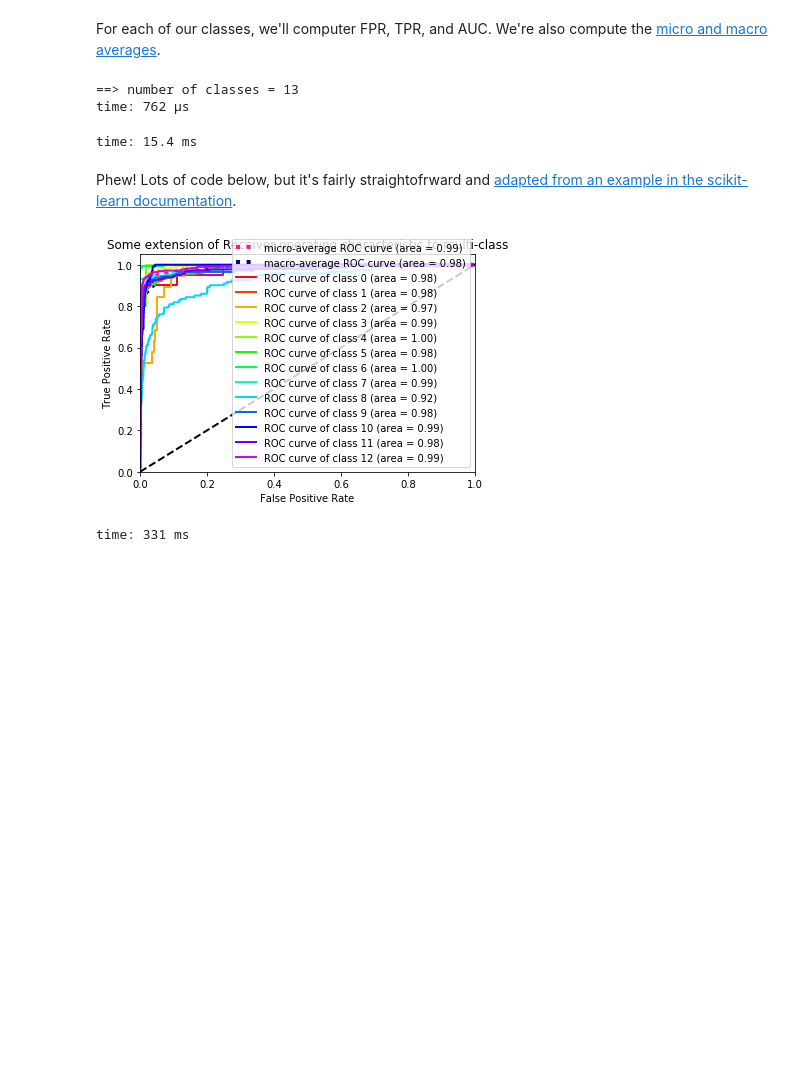
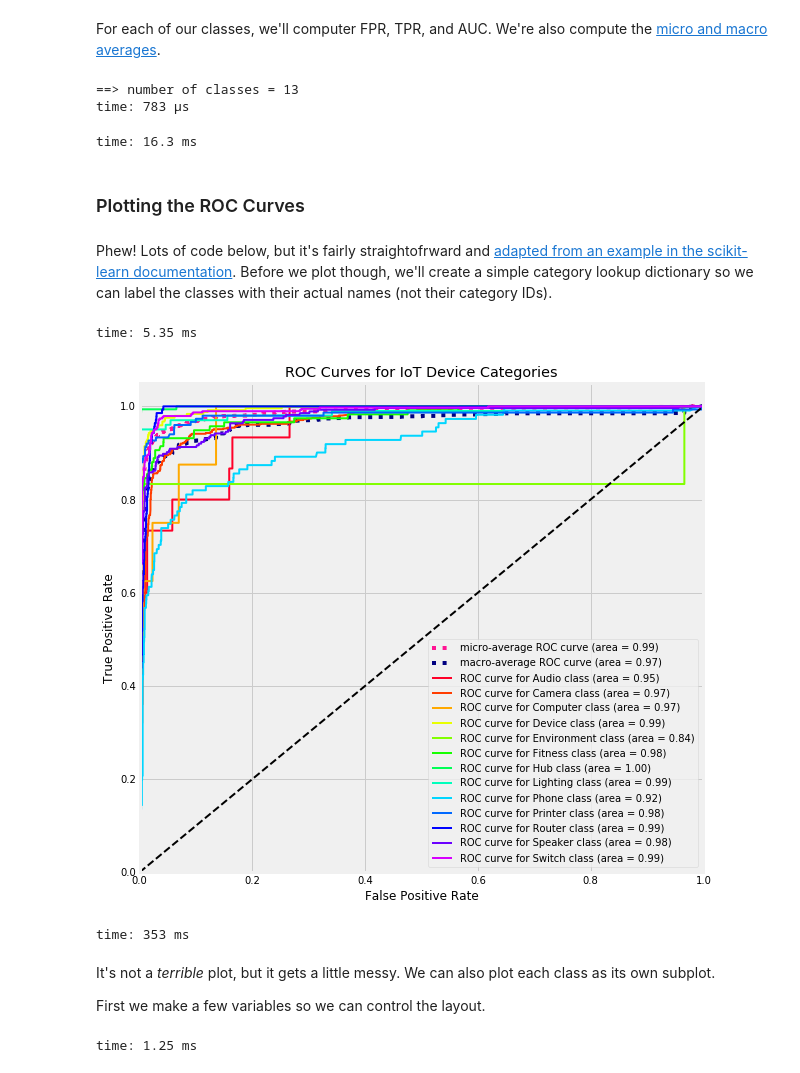
Before and after one commit to gpuopenanalytics/kdd-2018, a Jupyter notebook: notebook/KDD-Lab-3-Classification.ipynb, the cells around one changed output. Cells and saved outputs as stored; diff of their text form; code cells hidden in the pictures; blank space fills up the shorter version.

Commit message:
Added exercises and more formatting to Lab 3

```diff
--- a/notebook/KDD-Lab-3-Classification.ipynb
+++ b/notebook/KDD-Lab-3-Classification.ipynb
@@ -190,0 +185,6 @@ merged_pdf = merged_pdf.rename(columns = {'Device':'resp_device',
+# %%
+merged_pdf = merged_pdf.rename(columns = {'Device':'resp_device',
+                                          'MAC':'resp_MAC',
+                                          'Connection':'resp_connection',
+                                          'Category':'resp_category',
+                                          'CategoryID':'resp_category_id'})
@@ -420,6 +418,10 @@ from scipy import interp
 
 # our old friend matplotlib
 import matplotlib.pyplot as plt
+import seaborn as sns
+
+# choose whatever style you want
+plt.style.use('fivethirtyeight')
 
 # cycle is used just to make different colors for the different ROC curves
 from itertools import cycle
@@ -449,7 +451,7 @@ xg_test = xgb.DMatrix(test_X, label=test_Y)
 param = {}
 param['objective'] = 'multi:softprob'
 param['eta'] = 0.1
-param['max_depth'] = 13
+param['max_depth'] = 8
 param['silent'] = 1
 param['nthread'] = 4
 param['num_class'] = num_categories
@@ -506,7 +508,7 @@ For each of our classes, we'll computer FPR, TPR, and AUC. We're also compute th
 print("==> number of classes =", num_categories)
 # %% [output]
 ==> number of classes = 13
-time: 762 µs
+time: 783 µs
 # %%
 # calculate FPR, TPR, and ROC AUC for every class
 for i in range(num_categories):
@@ -517,9 +519,15 @@ for i in range(num_categories):
 fpr["micro"], tpr["micro"], _ = roc_curve(test_Y_binarize.ravel(), probs.ravel())
 roc_auc["micro"] = auc(fpr["micro"], tpr["micro"])
 # %% [output]
-time: 15.4 ms
+time: 16.3 ms
+# %% [markdown]
+### Plotting the ROC Curves
 # %% [markdown]
-Phew! Lots of code below, but it's fairly straightofrward and [adapted from an example in the scikit-learn documentation](http://scikit-learn.org/stable/auto_examples/model_selection/plot_roc.html#multiclass-settings).
+Phew! Lots of code below, but it's fairly straightofrward and [adapted from an example in the scikit-learn documentation](http://scikit-learn.org/stable/auto_examples/model_selection/plot_roc.html#multiclass-settings). Before we plot though, we'll create a simple category lookup dictionary so we can label the classes with their actual names (not their category IDs).
+# %%
+category_lookup = labels_pdf[['Category','CategoryID']].drop_duplicates().set_index('CategoryID').T.to_dict()
+# %% [output]
+time: 5.35 ms
 # %%
 # aggregate all of the false positive rates across all classes
 all_fpr = np.unique(np.concatenate([fpr[i] for i in range(num_categories)]))
@@ -527,47 +535,60 @@ all_fpr = np.unique(np.concatenate([fpr[i] for i in range(num_categories)]))
 # interpolate all of the ROC curves
 mean_tpr = np.zeros_like(all_fpr)
 for i in range(param['num_class']):
     mean_tpr += interp(all_fpr, fpr[i], tpr[i])
 
 # average the TPR
 mean_tpr /= num_categories
 
 # compute the macro average FPR, TPR, and ROC AUC
-fpr["macro"] = all_fpr
-tpr["macro"] = mean_tpr
-roc_auc["macro"] = auc(fpr["macro"], tpr["macro"])
+fpr['macro'] = all_fpr
+tpr['macro'] = mean_tpr
+roc_auc['macro'] = auc(fpr['macro'], tpr['macro'])
 
 # plot all of the ROC curves on a single plot (for comparison)
-plt.figure()
-plt.plot(fpr["micro"], tpr["micro"],
-         label='micro-average ROC curve (area = {0:0.2f})'
-               ''.format(roc_auc["micro"]),
+plt.figure(figsize=(9,9))
+plt.plot(fpr['micro'], tpr['micro'],
+         label="micro-average ROC curve (area = {0:0.2f})"
+               "".format(roc_auc['micro']),
          color='deeppink', linestyle=':', linewidth=4)
 
-plt.plot(fpr["macro"], tpr["macro"],
-         label='macro-average ROC curve (area = {0:0.2f})'
-               ''.format(roc_auc["macro"]),
+plt.plot(fpr['macro'], tpr['macro'],
+         label="macro-average ROC curve (area = {0:0.2f})"
+               "".format(roc_auc['macro']),
          color='navy', linestyle=':', linewidth=4)
 
 num_colors = param['num_class']
 cm = plt.get_cmap('gist_rainbow')
 
 colors = cycle([cm(1.*i/num_colors) for i in range(num_colors)])
 
 lw = 2
 for i, color in zip(range(param['num_class']), colors):
     plt.plot(fpr[i], tpr[i], color=color, lw=lw,
-             label='ROC curve of class {0} (area = {1:0.2f})'
-             ''.format(i, roc_auc[i]))
+             label="ROC curve for "+category_lookup[i]['Category']+" class (area = {1:0.2f})"
+             "".format(i, roc_auc[i]))
 
 plt.plot([0, 1], [0, 1], 'k--', lw=lw)
 plt.xlim([0.0, 1.0])
 plt.ylim([0.0, 1.05])
-plt.xlabel('False Positive Rate')
-plt.ylabel('True Positive Rate')
-plt.title('Some extension of Receiver operating characteristic to multi-class')
+plt.xlabel("False Positive Rate", fontsize=12)
+plt.ylabel("True Positive Rate", fontsize=12)
+plt.title("ROC Curves for IoT Device Categories")
 plt.legend(loc="lower right")
 plt.show()
 # %% [output]
-[figure, old version]
+[figure, new version]
-time: 331 ms
+time: 353 ms
+# %% [markdown]
+It's not a *terrible* plot, but it gets a little messy. We can also plot each class as its own subplot.
+
+First we make a few variables so we can control the layout.
+# %%
+total_subplots = num_categories
+plot_grid_cols = 3
+plot_grid_rows = total_subplots // plot_grid_cols
+plot_grid_rows += total_subplots % plot_grid_cols
+
+position_index = range(1, total_subplots+1)
+# %% [output]
+time: 1.25 ms
```
Also changed, not shown: parts of 103 cells of this notebook.
